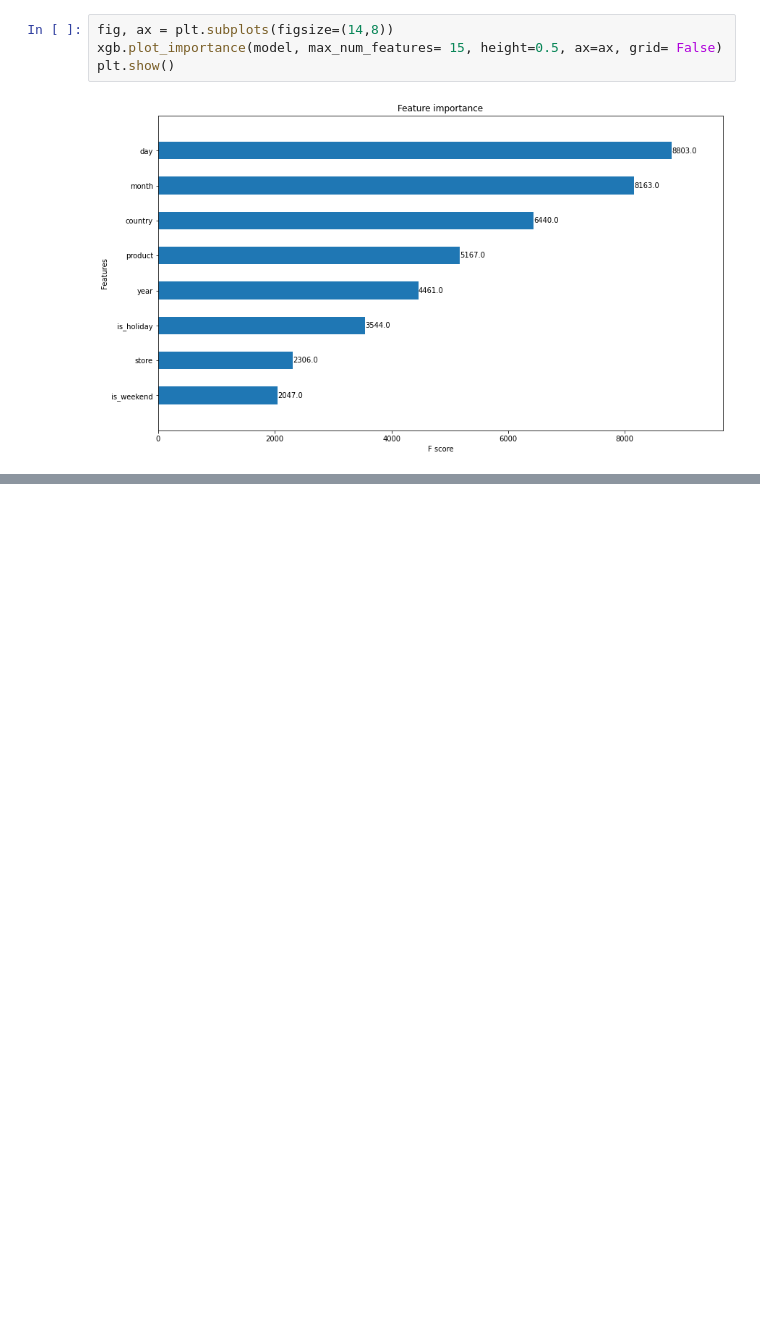
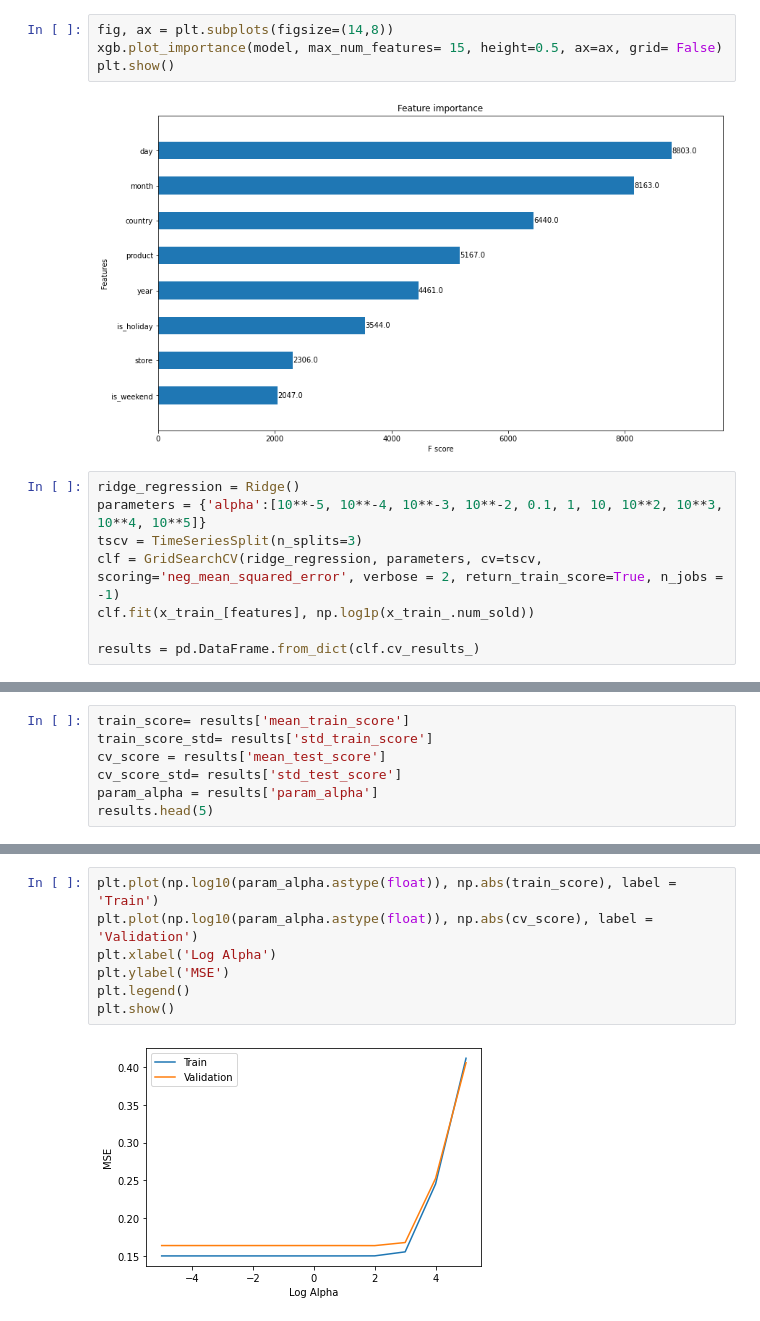
Before and after one commit to raghulrajn/kaggle-notebooks, a Jupyter notebook: time-series-prediction-tps-sept-2022.ipynb, the cells around one changed output, grey strips where cells are left out. Drawn from its saved outputs; the diff is of its cells as text; blank space fills up the shorter version.

Commit message:
Kaggle Notebook | Time-series-prediction-TPS-Sept-2022

```diff
--- a/time-series-prediction-tps-sept-2022.ipynb
+++ b/time-series-prediction-tps-sept-2022.ipynb
@@ -351,3 +351,11 @@ xgb.plot_importance(model, max_num_features= 15, height=0.5, ax=ax, grid= False)
 plt.show()
 # %% [output]
 [figure]
+# %%
+ridge_regression = Ridge()
+parameters = {'alpha':[10**-5, 10**-4, 10**-3, 10**-2, 0.1, 1, 10, 10**2, 10**3, 10**4, 10**5]}
+tscv = TimeSeriesSplit(n_splits=3)
+clf = GridSearchCV(ridge_regression, parameters, cv=tscv, scoring='neg_mean_squared_error', verbose = 2, return_train_score=True, n_jobs = -1)
+clf.fit(x_train_[features], np.log1p(x_train_.num_sold))
+
+results = pd.DataFrame.from_dict(clf.cv_results_)
@@ -353,0 +364,7 @@ plt.show()
+# %%
+train_score= results['mean_train_score']
+train_score_std= results['std_train_score']
+cv_score = results['mean_test_score']
+cv_score_std= results['std_test_score']
+param_alpha = results['param_alpha']
+results.head(5)
@@ -353,0 +378,9 @@ plt.show()
+# %%
+plt.plot(np.log10(param_alpha.astype(float)), np.abs(train_score), label = 'Train')
+plt.plot(np.log10(param_alpha.astype(float)), np.abs(cv_score), label = 'Validation')
+plt.xlabel('Log Alpha')
+plt.ylabel('MSE')
+plt.legend()
+plt.show()
+# %% [output]
+[figure, added]
```
Also changed, not shown: parts of 8 cells of this notebook.
